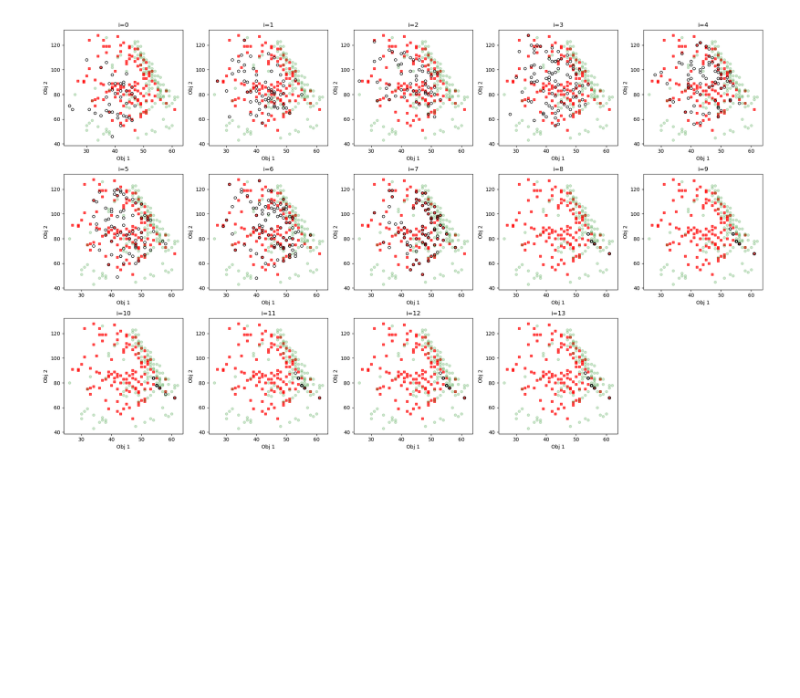
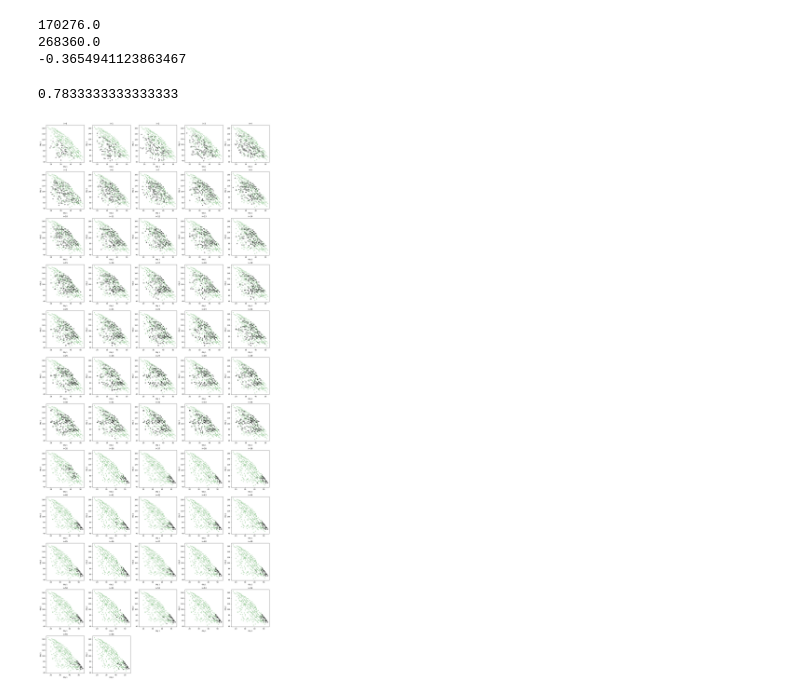
Before and after one commit to rameshsrinivasanuci/multiobjective, a Jupyter notebook: cp_eda_blend.ipynb, the cells around one changed output. Drawn from its saved outputs; the diff is of its cells as text; code cells hidden in the pictures; blank space fills up the shorter version.

```diff
--- a/cp_eda_blend.ipynb
+++ b/cp_eda_blend.ipynb
@@ -737,12 +720,13 @@ eda = KnapsackEDACond(
     pop_size=pop_size,
     generations=generations,
     max_no_improve_gen=max_no_improve_gen,
+    max_iters=max_iters,
     seed=eda_seed
 )
 
 # organize results
 results = eda.run()
-with open('weight_results_1_3_obj3_run1_blend.pkl', 'wb') as f:
+with open(f'blend_2_3_60_6_obj3_run{run}.pkl', 'wb') as f:
     pickle.dump(results, f)
 # %% [output]
 Generation 1 (no improve count: 0)
@@ -768,11 +749,9 @@ ValueError: probabilities contain NaN
 # %%
 import pickle
-with open('new_results_1_3_obj3_run1.pkl', 'rb') as f:
+with open(f'final_2_3_60_6_obj3_run{run}.pkl', 'rb') as f:
     results_full = pickle.load(f)
-with open('weight_results_1_3_obj3_run1_blend.pkl', 'rb') as f:
-    results = pickle.load(f)
 # %%
-converged_pf = results['converged_pf_table'][-1]
+converged_pf = results['pareto_front_accu_table'][-1]
 # %%
 converged_pf_full = results_full['converged_pf_table'][-1]
 # %%
@@ -811,9 +786,9 @@ B = converged_pf_full[:,0:n_obj].astype(np.float64)
 A_min = -A
 B_min = -B
 
-worst_min = np.max(np.vstack([A_min, B_min]), axis=0)
-ref = worst_min * 1.05
-
+# worst_min = np.max(np.vstack([A_min, B_min]), axis=0)
+# ref = worst_min * 1.05
+ref = np.array([0.0, 0.0, 0.0])
 hv = HV(ref_point=ref)
 
 A_hv = hv(A_min)
@@ -822,36 +797,53 @@ B_hv = hv(B_min)
 print(A_hv)
 print(B_hv)
 print((A_hv-B_hv)/B_hv)
+# %% [output]
+170276.0
+268360.0
+-0.3654941123863467
+# %%
+pf_predicted = converged_pf[:, 0:n_obj]
+pf_actual = converged_pf_full[:, 0:n_obj]
+dominated = np.zeros(len(pf_predicted))
+for i in range(len(pf_predicted)):
+    for j in range(len(pf_actual)):
+        if np.all(pf_actual[j, :n_obj] >= pf_predicted[i, :n_obj]) and \
+            np.any(pf_actual[j, :n_obj] > pf_predicted[i, :n_obj]):
+            dominated[i] = 1
+            break
+np.sum(dominated)/len(pf_predicted)
+# %% [output]
+0.7833333333333333
 # %%
-import math
-import matplotlib.pyplot as plt
+# import math
+# import matplotlib.pyplot as plt
 
 n_plots = len(results['pareto_front_table'])
 cols = 5
 rows = math.ceil(n_plots / cols)
 
 fig, axes = plt.subplots(rows, cols, figsize=(cols*4, rows*4))
 axes = np.atleast_1d(axes).ravel()
 
 for k, i in enumerate(range(len(results['pareto_front_table']))):
     ax = axes[k]
 
-    ax.plot(converged_pf[:,0].copy(),      converged_pf[:,1].copy(),      'rs', alpha=0.7, markersize=5)
+    # ax.plot(converged_pf[:,0].copy(),      converged_pf[:,1].copy(),      'rs', alpha=0.7, markersize=5)
     ax.plot(converged_pf_full[:,0].copy(), converged_pf_full[:,1].copy(), 'go', alpha=0.2, markersize=5)
 
     pf = results['pareto_front_table'][i]
     ax.plot(pf[:,0].copy(), pf[:,1].copy(), marker='o', linestyle='None',
         markerfacecolor='none', markeredgecolor='k',
         markersize=5)
 
     ax.set_title(f"i={i}")
     ax.set_xlabel("Obj 1")
     ax.set_ylabel("Obj 2")
 
 for ax in axes[n_plots:]:
     ax.axis("off")
 
 plt.tight_layout()
 plt.show()
 # %% [output]
-[figure, old version]
+[figure, new version]
```
Also changed, not shown: parts of 9 cells of this notebook, 3 other files.
